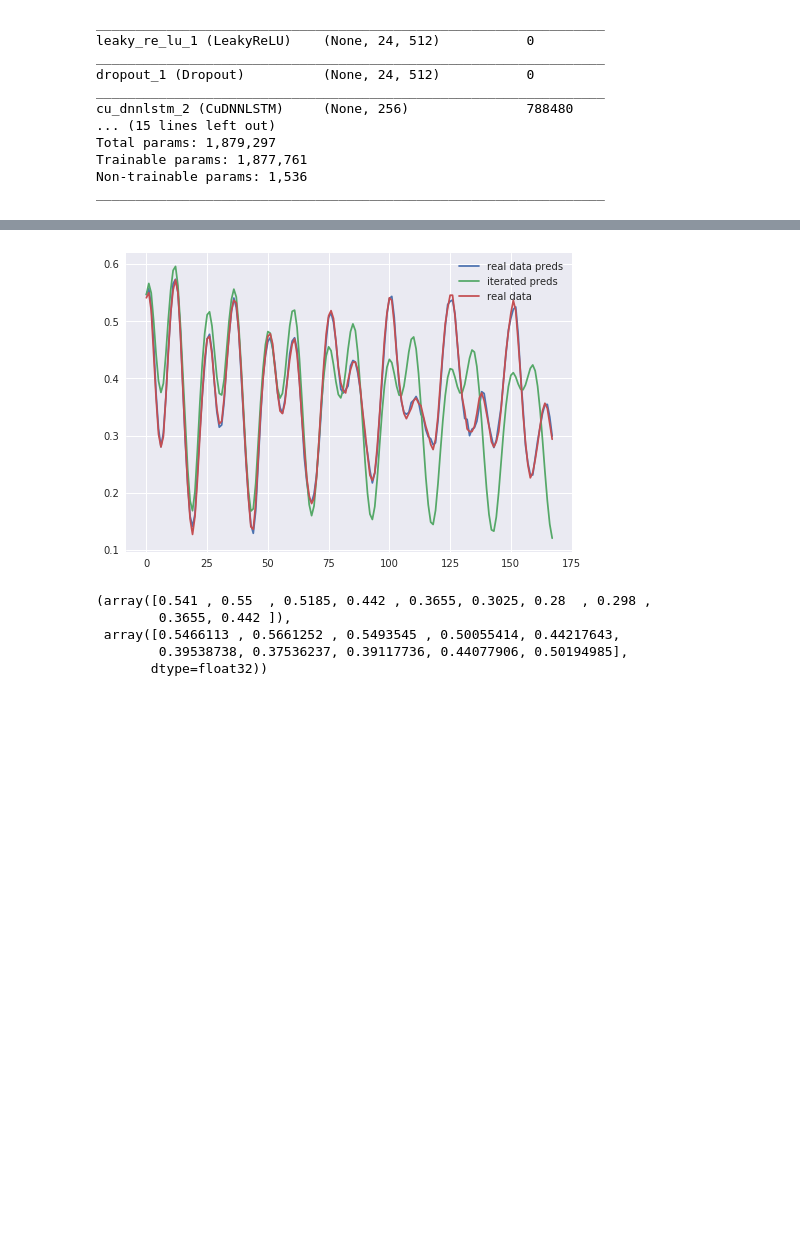
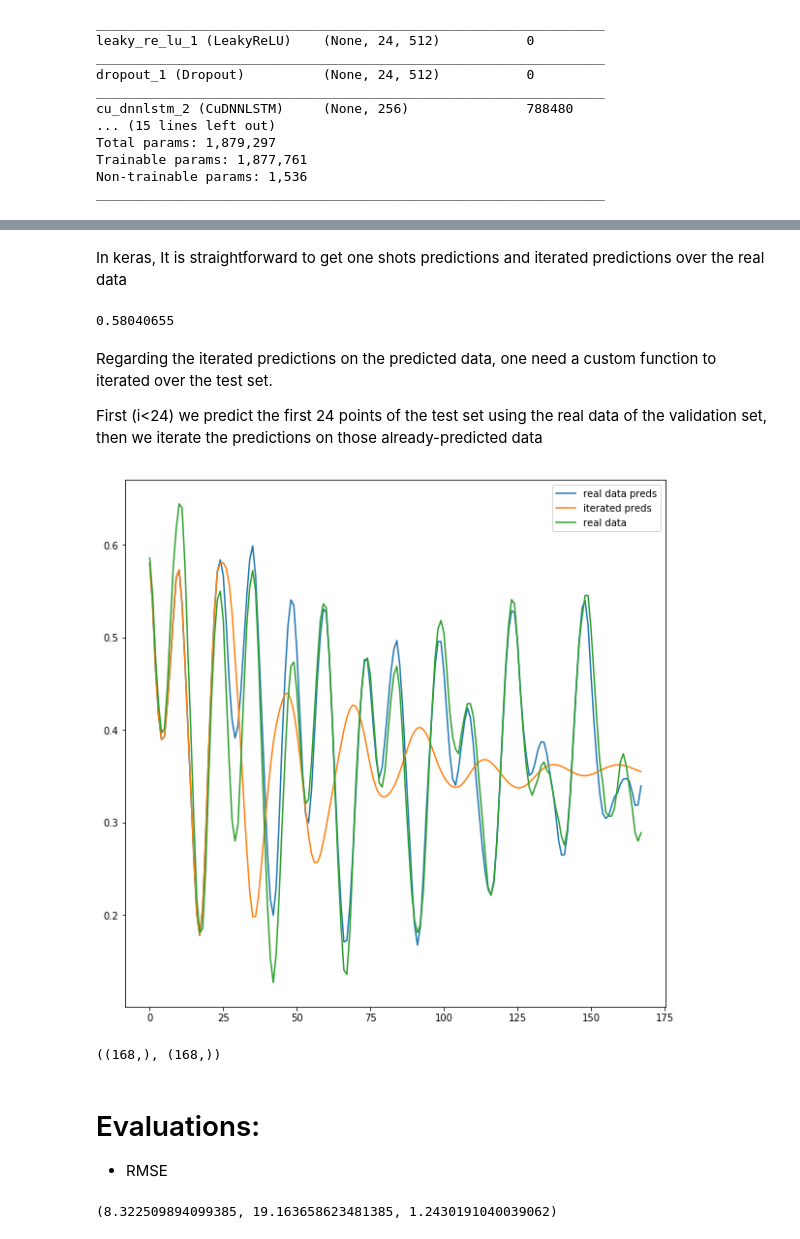
Before and after one commit to faber6911/venice-is-drowning, a Jupyter notebook: scr/venice_lstm_24h_ahead.ipynb, the cells around one changed output, grey strips where cells are left out. Drawn from its saved outputs; the diff is of its cells as text; code cells hidden in the pictures; blank space fills up the shorter version.

```diff
--- a/scr/venice_lstm_24h_ahead.ipynb
+++ b/scr/venice_lstm_24h_ahead.ipynb
@@ -281,5 +351,0 @@ model.save("lstm_mape_single_24_step_ahead_y_10_18.h5")
-# %%
-init_test_arr = series[-n_input+split_index:split_index]
-test_features = np.squeeze(init_test_arr, axis = -1).tolist()
-test_features.append(3)
-np.atleast_3d(test_features[-n_input:])
@@ -304,3 +351,0 @@ array([[[0.586 ],
-# %%
-pred = model.predict(np.expand_dims(init_test_arr, axis = 0))
-pred[0][0]
@@ -309,36 +367,44 @@ pred[0][0]
+# %% [markdown]
+In keras, It is straightforward to get one shots predictions and iterated predictions over the real data
+# %%
+real_preds1 = model.predict(test_input).flatten() #iterated predictions on real data
+
+real_preds1[0] #one_shot prediction on the first step in the test set
+# %% [output]
+0.58040655
+# %% [markdown]
+Regarding the iterated predictions on the predicted data, one need a custom function to iterated over the test set.
+
+First (i<24) we predict the first 24 points of the test set using the real data of the validation set, then we iterate the predictions on those already-predicted data
 # %%
 def iterate_prediction(input_seq = series[-n_input+split_index:split_index], pred_len = 168):
     init_test_arr = np.expand_dims(input_seq, axis = 0)
     preds = []
     for i in range(pred_len):
-        test_features = np.squeeze(np.squeeze(init_test_arr, axis = -1), axis = 0).tolist()
-        pred = model.predict(init_test_arr)[0][0]
-        preds.append(pred)
-        test_features.append(pred)
-        init_test_arr = np.atleast_3d(test_features[-n_input:])
+        if i < 24: #evaluate on real data for
+            pred = model.predict(test_input[i:i+1], )[0][0]
+            preds.append(pred)
+        else:
+            test_features = np.squeeze(np.squeeze(init_test_arr, axis = -1), axis = 0).tolist()
+            pred = model.predict(init_test_arr)[0][0]
+            preds.append(pred)
+            test_features.append(pred)
+            init_test_arr = np.atleast_3d(test_features[-n_input:])
 
     return np.array(preds)
 
-preds = iterate_prediction()
+preds1 = iterate_prediction()
 # %%
-real_preds = model.predict_generator(test_generator).flatten()
-real_data = series[split_index:].flatten()
-
+#real_data = series[split_index:].flatten()
+real_data = test_targets.flatten()
 def plot_preds(real_preds, real_data, preds):
+    plt.figure(figsize=(10,10))
     plt.plot(real_preds, label = "real data preds")
     plt.plot(preds, label = "iterated preds")
     plt.plot(real_data, label = "real data")
     plt.legend()
     plt.show()
 
-plot_preds(real_preds, real_data, preds)
+plot_preds(real_preds1, real_data, preds1)
 # %% [output]
-[figure, old version]
+[figure, new version]
-# %%
-real_data[0:10],preds[0:10]
-# %% [output]
-(array([0.541 , 0.55  , 0.5185, 0.442 , 0.3655, 0.3025, 0.28  , 0.298 ,
-        0.3655, 0.442 ]),
- array([0.5466113 , 0.5661252 , 0.5493545 , 0.50055414, 0.44217643,
-        0.39538738, 0.37536237, 0.39117736, 0.44077906, 0.50194985],
-       dtype=float32))
@@ -344,0 +413,20 @@ real_data[0:10],preds[0:10]
+# %%
+real_preds1.shape, preds1.shape
+# %% [output]
+((168,), (168,))
+# %% [markdown]
+# Evaluations:
+
+- RMSE
+# %%
+from sklearn.metrics import mean_squared_error
+from math import sqrt
+
+
+rmse_real_preds = sqrt(mean_squared_error(sc.inverse_transform(real_preds1.reshape(-1, 1)), sc.inverse_transform(real_data.reshape(-1, 1))))
+rmse_preds = sqrt(mean_squared_error(sc.inverse_transform(preds1.reshape(-1, 1)), sc.inverse_transform(real_data.reshape(-1, 1))))
+rmse_single_pred = sqrt(mean_squared_error(sc.inverse_transform(real_data[0:1].reshape(-1, 1)), sc.inverse_transform(preds1[0:1].reshape(-1, 1))))
+
+rmse_real_preds, rmse_preds, rmse_single_pred
+# %% [output]
+(8.322509894099385, 19.163658623481385, 1.2430191040039062)
```
Also changed, not shown: parts of 49 cells of this notebook, 4 other files.
